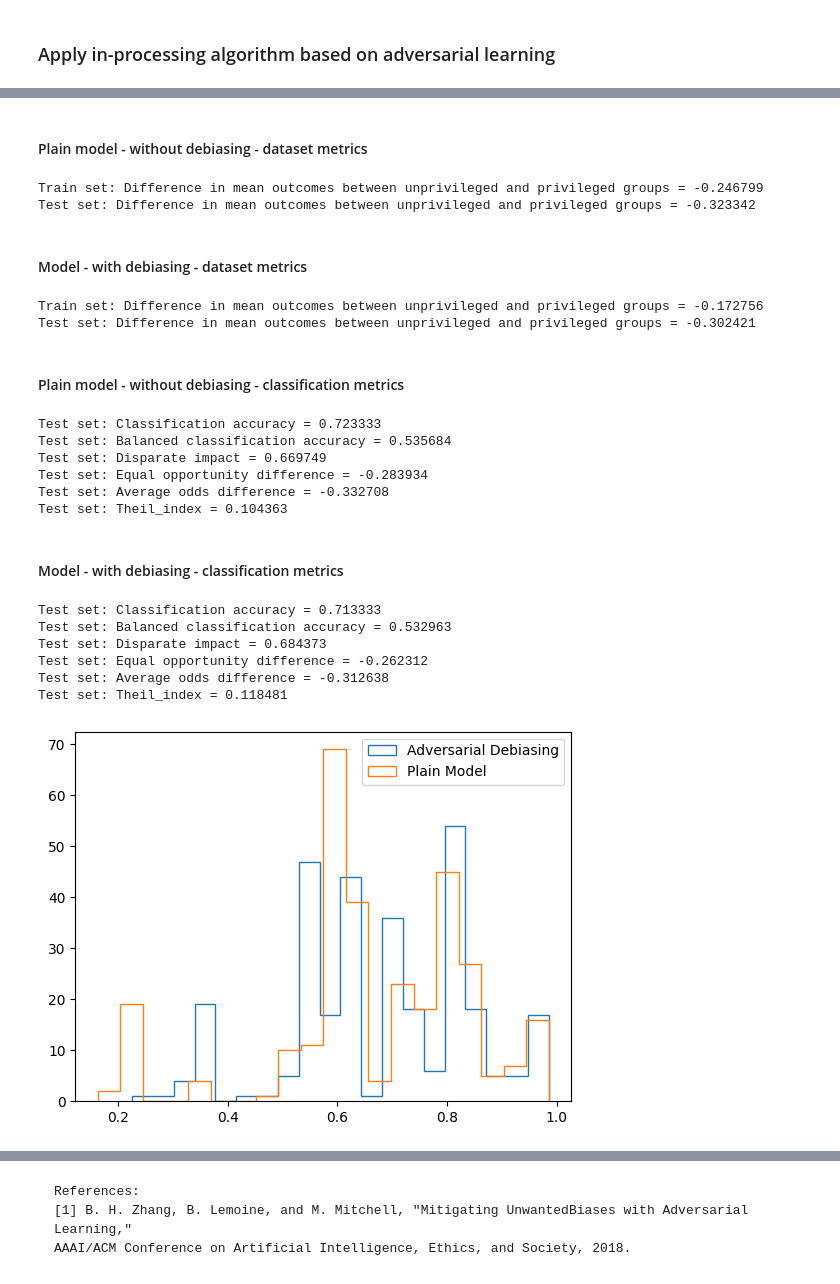
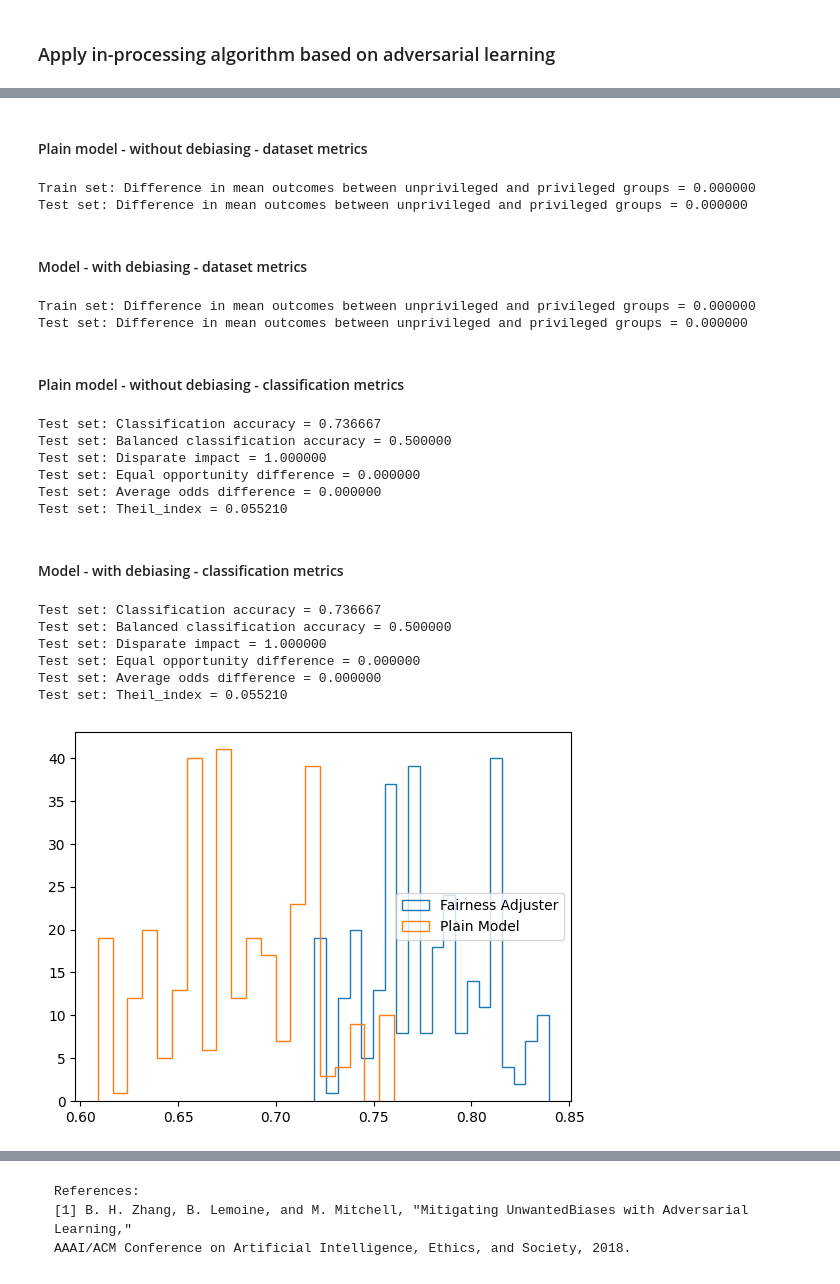
Before and after one commit to eberhard-leander/AIF360_dev, a Jupyter notebook: examples/2_2_demo_xgb_adjuster_german.ipynb, the cells around one changed output, grey strips where cells are left out. Drawn from its saved outputs; the diff is of its cells as text; code cells hidden in the pictures.

```diff
--- a/examples/2_2_demo_xgb_adjuster_german.ipynb
+++ b/examples/2_2_demo_xgb_adjuster_german.ipynb
@@ -223,7 +200,7 @@ debiased_model = XGBFairnessAdjuster(
     privileged_groups=privileged_groups,
     seed=1234,
     debias=True,
-    adversary_loss_weight=10,
+    adversary_loss_weight=1.0,
     tune_hyperparameters_base=True,
     tuning_settings_base=base_settings,
     tune_hyperparameters_adjuster=True,
@@ -346,35 +308,34 @@ print(
 print("Test set: Theil_index = %f" % classified_metric_debiasing_test.theil_index())
 # %% [output]
 #### Plain model - without debiasing - dataset metrics
-Train set: Difference in mean outcomes between unprivileged and privileged groups = -0.246799
-Test set: Difference in mean outcomes between unprivileged and privileged groups = -0.323342
+Train set: Difference in mean outcomes between unprivileged and privileged groups = 0.000000
+Test set: Difference in mean outcomes between unprivileged and privileged groups = 0.000000
 #### Model - with debiasing - dataset metrics
-Train set: Difference in mean outcomes between unprivileged and privileged groups = -0.172756
-Test set: Difference in mean outcomes between unprivileged and privileged groups = -0.302421
+Train set: Difference in mean outcomes between unprivileged and privileged groups = 0.000000
+Test set: Difference in mean outcomes between unprivileged and privileged groups = 0.000000
 #### Plain model - without debiasing - classification metrics
-Test set: Classification accuracy = 0.723333
-Test set: Balanced classification accuracy = 0.535684
-Test set: Disparate impact = 0.669749
-Test set: Equal opportunity difference = -0.283934
-Test set: Average odds difference = -0.332708
-Test set: Theil_index = 0.104363
+Test set: Classification accuracy = 0.736667
+Test set: Balanced classification accuracy = 0.500000
+Test set: Disparate impact = 1.000000
+Test set: Equal opportunity difference = 0.000000
+Test set: Average odds difference = 0.000000
+Test set: Theil_index = 0.055210
 #### Model - with debiasing - classification metrics
-Test set: Classification accuracy = 0.713333
-Test set: Balanced classification accuracy = 0.532963
-Test set: Disparate impact = 0.684373
-Test set: Equal opportunity difference = -0.262312
-Test set: Average odds difference = -0.312638
-Test set: Theil_index = 0.118481
+Test set: Classification accuracy = 0.736667
+Test set: Balanced classification accuracy = 0.500000
+Test set: Disparate impact = 1.000000
+Test set: Equal opportunity difference = 0.000000
+Test set: Average odds difference = 0.000000
+Test set: Theil_index = 0.055210
 # %%
 import matplotlib.pyplot as plt
 
 bins = 20
 probs_ad = debiased_model.predict_proba(dataset_orig_test)
 base_probs = plain_model.predict_proba(dataset_orig_test)
-# plt.hist(adjusted_probs, bins=bins, histtype="step", label="Fairness Adjuster")
-plt.hist(probs_ad, bins=bins, histtype="step", label="Adversarial Debiasing")
+plt.hist(probs_ad, bins=bins, histtype="step", label="Fairness Adjuster")
 plt.hist(base_probs, bins=bins, histtype="step", label="Plain Model")
 plt.legend()
 plt.show()
 # %% [output]
-[figure, old version]
+[figure, new version]
```
Also changed, not shown: parts of 9 cells of this notebook, 3 other files.
